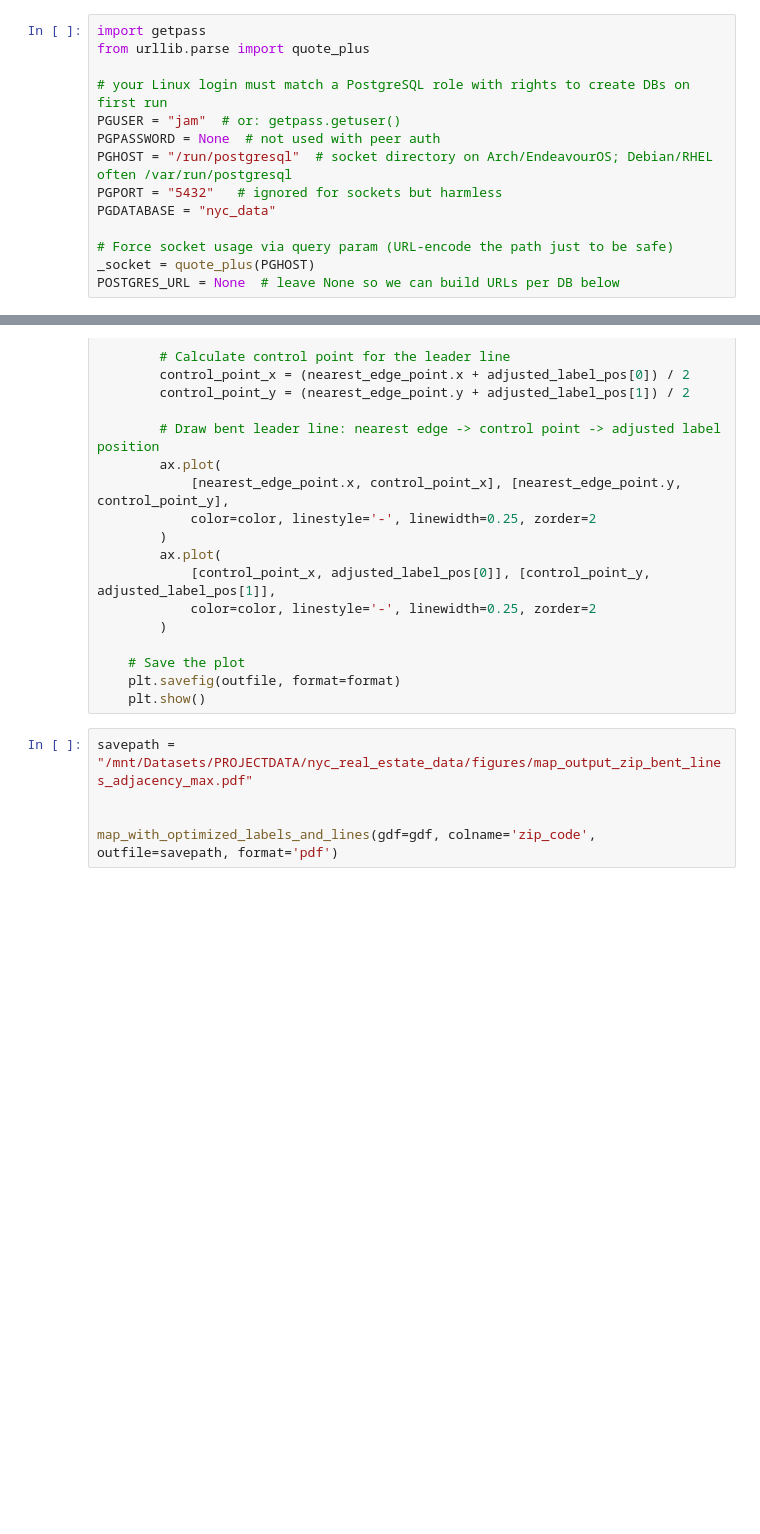
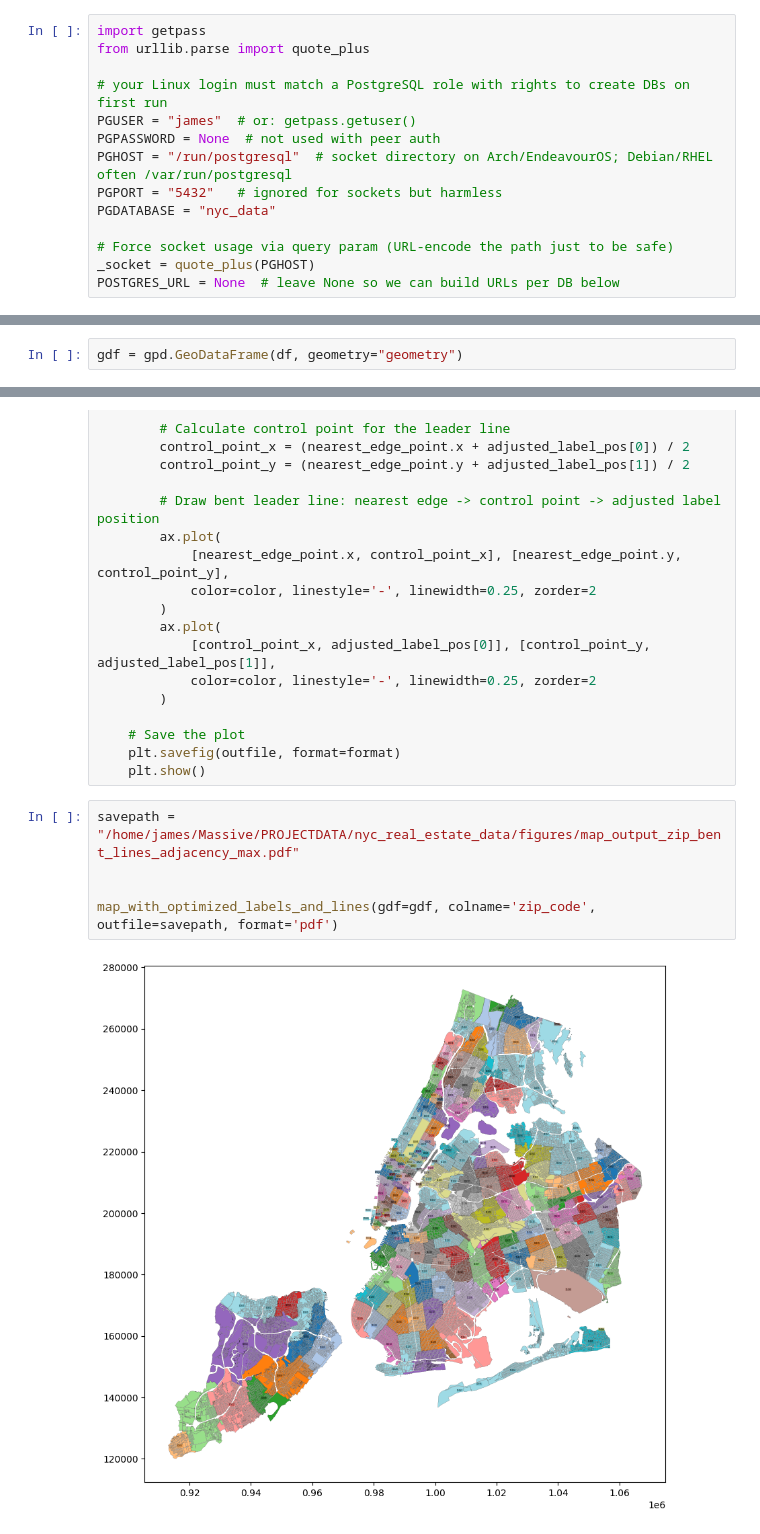
Before and after one commit to jbhanks/Py4E-capstone-analysis, a Jupyter notebook: nyc_real_estate_part_4-plots.ipynb, the cells around one changed output, grey strips where cells are left out. Drawn from its saved outputs; the diff is of its cells as text; blank space fills up the shorter version.

```diff
--- a/nyc_real_estate_part_4-plots.ipynb
+++ b/nyc_real_estate_part_4-plots.ipynb
@@ -43,7 +43,7 @@ import getpass
 from urllib.parse import quote_plus
 
 # your Linux login must match a PostgreSQL role with rights to create DBs on first run
-PGUSER = "jam"  # or: getpass.getuser()
+PGUSER = "james"  # or: getpass.getuser()
 PGPASSWORD = None  # not used with peer auth
 PGHOST = "/run/postgresql"  # socket directory on Arch/EndeavourOS; Debian/RHEL often /var/run/postgresql
 PGPORT = "5432"   # ignored for sockets but harmless
@@ -177,6 +177,8 @@ def to_geom(val):
     raise TypeError(f"Unexpected geometry value type: {type(val)}")
 
 df["geometry"] = df["geometry"].apply(to_geom)
+# %%
+gdf = gpd.GeoDataFrame(df, geometry="geometry")
 # %%
 import colorsys
 import random
@@ -326,10 +328,12 @@ def map_with_optimized_labels_and_lines(gdf, colname, outfile, format='pdf', n_c
     plt.savefig(outfile, format=format)
     plt.show()
 # %%
-savepath = "/mnt/Datasets/PROJECTDATA/nyc_real_estate_data/figures/map_output_zip_bent_lines_adjacency_max.pdf"
+savepath = "/home/james/Massive/PROJECTDATA/nyc_real_estate_data/figures/map_output_zip_bent_lines_adjacency_max.pdf"
 
 
 map_with_optimized_labels_and_lines(gdf=gdf, colname='zip_code', outfile=savepath, format='pdf')
+# %% [output]
+[figure, added]
 # %%
 df = pd.read_sql(f'SELECT school_district, geometry FROM "mappluto_{PLUTO_VERSION}_clipped"', engine)
 
```
Also changed, not shown: parts of 2 cells of this notebook, 11 other files.
